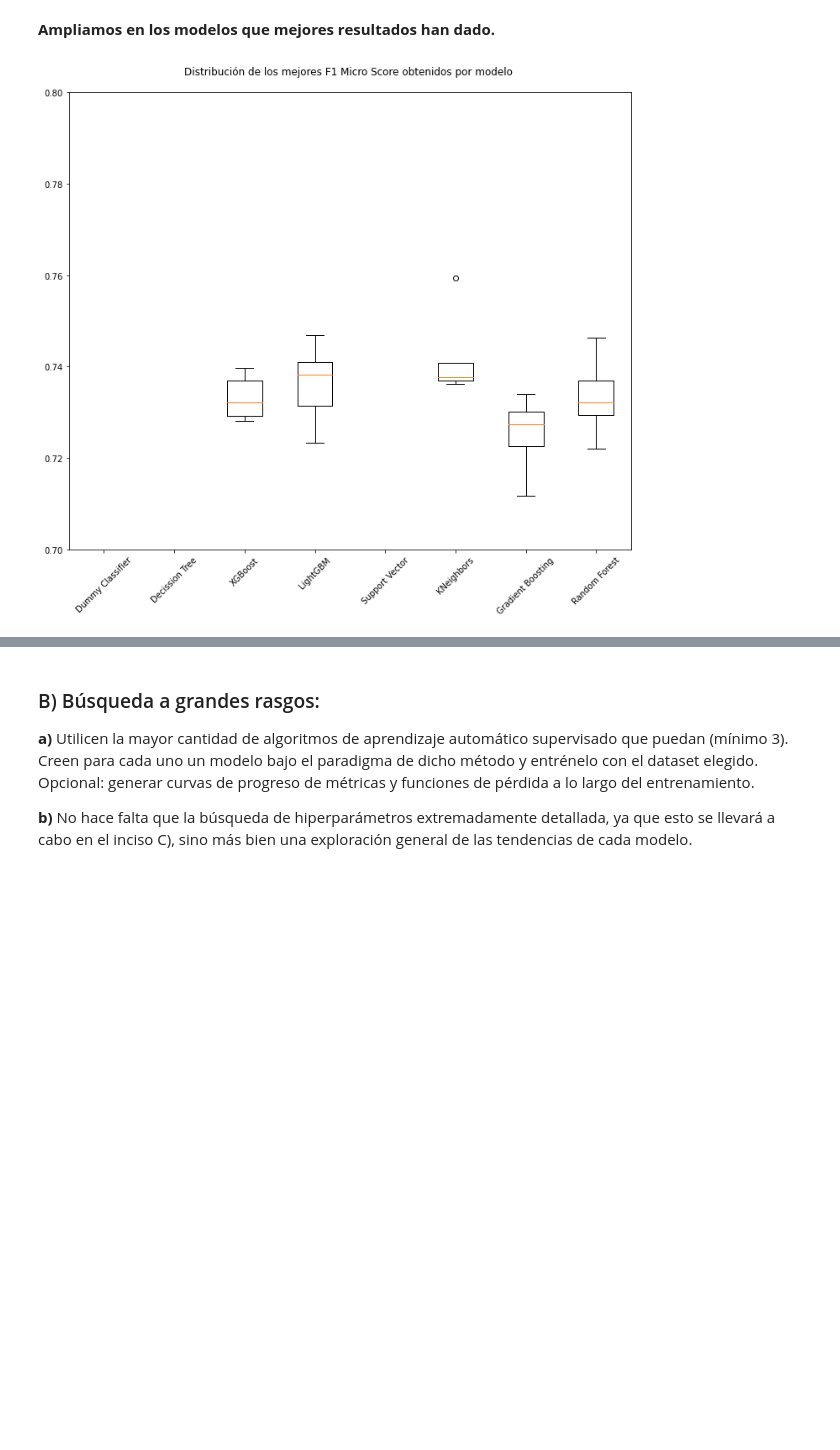
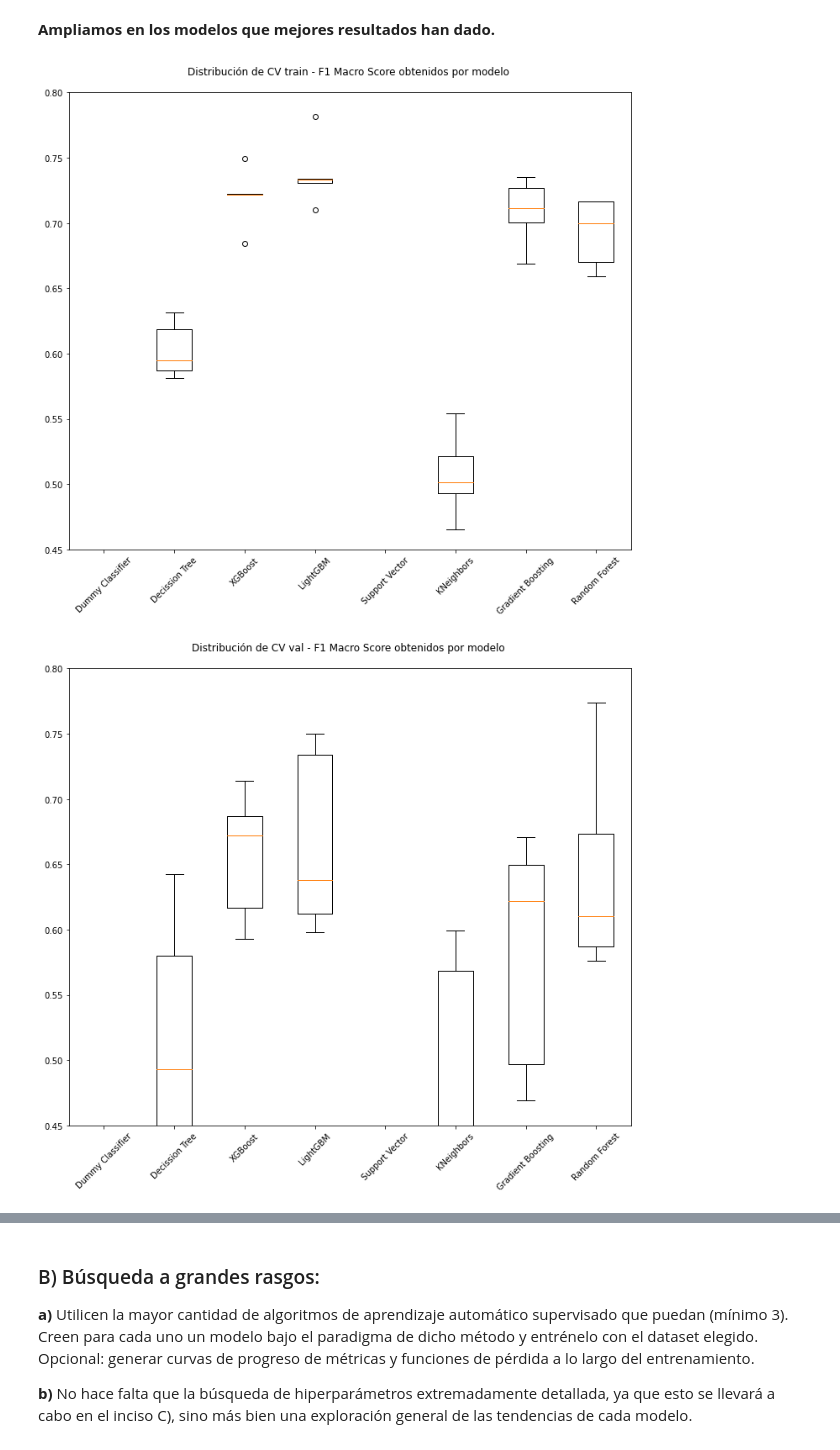
Before and after one commit to yaninaiberra/MentoriaBCI, a Jupyter notebook: EntregaTP4/MentoriaBCI_Grupo2_TP4.ipynb, the cells around one changed output, grey strips where cells are left out. Cells and saved outputs as stored; diff of their text form; code cells hidden in the pictures; blank space fills up the shorter version.

```diff
--- a/EntregaTP4/MentoriaBCI_Grupo2_TP4.ipynb
+++ b/EntregaTP4/MentoriaBCI_Grupo2_TP4.ipynb
@@ -529,6 +705,27 @@ X_test = scaler.transform(X_test)
 def experiment(model, params, X_train, X_val, X_test):
     model_clf = model(**params)
     model_clf.fit(X_train, y_train)
+    y_train_pred=model_clf.predict(X_train)
+    y_val_pred = model_clf.predict(X_val)
+    y_test_pred = model_clf.predict(X_test)
+    clf_report_train = classification_report(y_train, y_train_pred)
+    clf_report_val = classification_report(y_val, y_val_pred)
+    clf_report_test = classification_report(y_test, y_test_pred)
+    return model_clf, clf_report_train, clf_report_val, clf_report_test
+
+def experiment2(model_clf, X_train, X_val, X_test):
+    model_clf.fit(X_train, y_train)
+    y_train_pred=model_clf.predict(X_train)
+    y_val_pred = model_clf.predict(X_val)
+    y_test_pred = model_clf.predict(X_test)
+    clf_report_train = classification_report(y_train, y_train_pred)
+    clf_report_val = classification_report(y_val, y_val_pred)
+    clf_report_test = classification_report(y_test, y_test_pred)
+    return model_clf, clf_report_train, clf_report_val, clf_report_test
+
+
+def experiment3(model_clf, X_train, X_val, X_test, fit_params):
+    model_clf.fit(X_train, y_train, **fit_params)
     y_train_pred=model_clf.predict(X_train)
     y_val_pred = model_clf.predict(X_val)
     y_test_pred = model_clf.predict(X_test)
@@ -797,12 +1016,13 @@ XGBoost
 # %%
-plt.figure(figsize=(12, 10))
 
-for i in range(len(results)):
-    #print(results[f'transformer{i}'])
-    plt.boxplot(results[f'transformer{i}'], labels=names)
-    plt.title(f"Distribución de F1 Micro Score obtenidos por modelo \n")
+results_set = ['train', 'val', 'test']
+
+for i in results_set:
+    plt.figure(figsize=(12, 10))
+    plt.boxplot(results[f'transformer0_{i}'], labels=names)
+    plt.title(f"Distribución de CV {i} - F1 Macro Score obtenidos por modelo \n")
     plt.xticks(rotation=45)
-    plt.ylim(0.3, 1)
+    plt.ylim(0.2, 1)
     plt.show()
 print('')
 # %% [output]
@@ -810,14 +1032,14 @@ print('')
 # %% [markdown]
 **Ampliamos en los modelos que mejores resultados han dado.**
 # %%
-plt.figure(figsize=(12, 10))
-for i in range(len(results)):
-    #print(results[f'transformer{i}'])
-    plt.boxplot(results[f'transformer{i}'], labels=names)
-    plt.title(f"Distribución de los mejores F1 Micro Score obtenidos por modelo \n")
+for i in results_set:
+    plt.figure(figsize=(12, 10))
+    plt.boxplot(results[f'transformer0_{i}'], labels=names)
+    plt.title(f"Distribución de CV {i} - F1 Macro Score obtenidos por modelo \n")
     plt.xticks(rotation=45)
-    plt.ylim(0.7, 0.8)
+    plt.ylim(0.45, 0.80)
     plt.show()
 print('')
 # %% [output]
-[figure, old version]
+[figure, new version]
+[figure, added]
```
Also changed, not shown: parts of 63 cells of this notebook.
